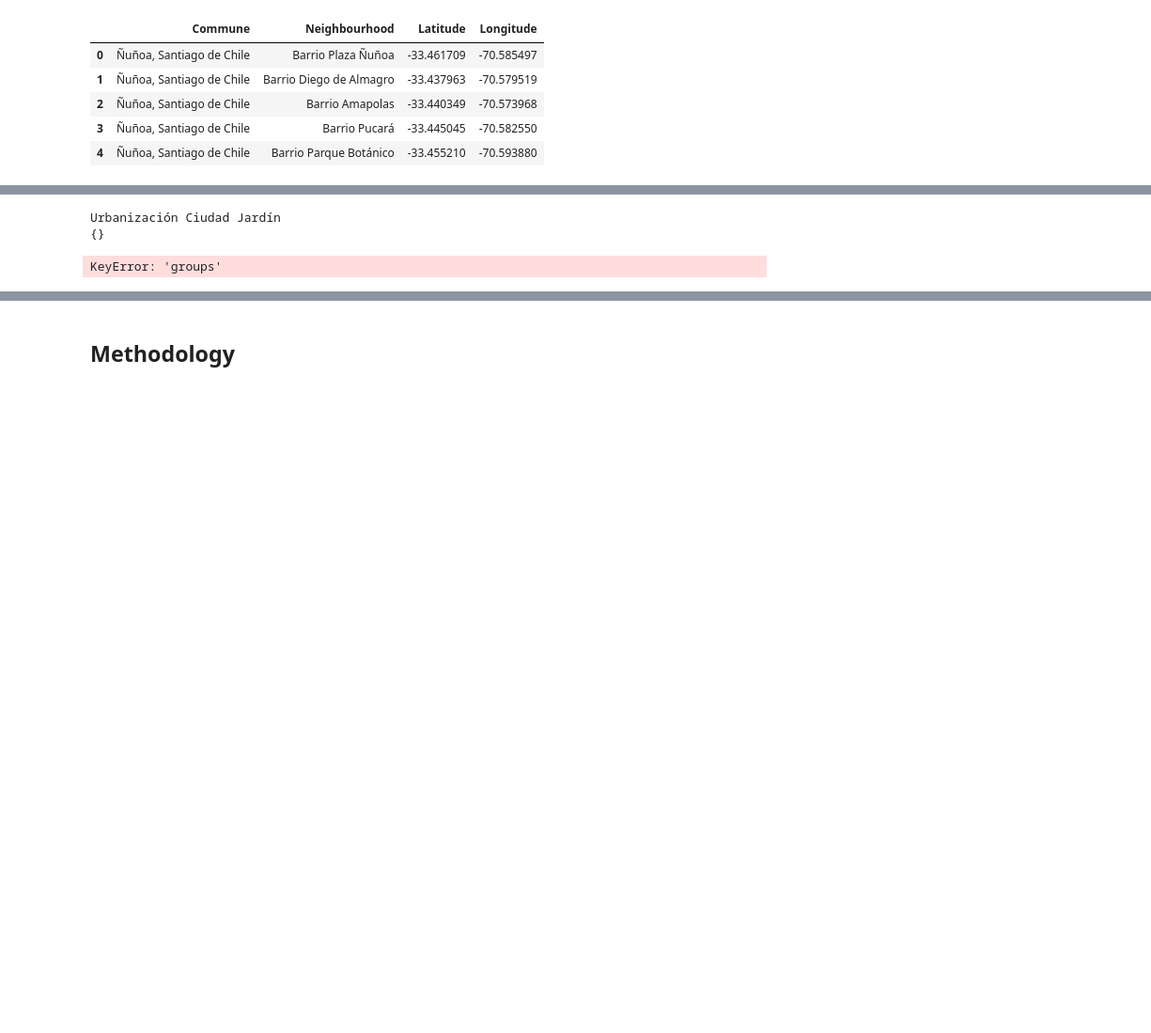
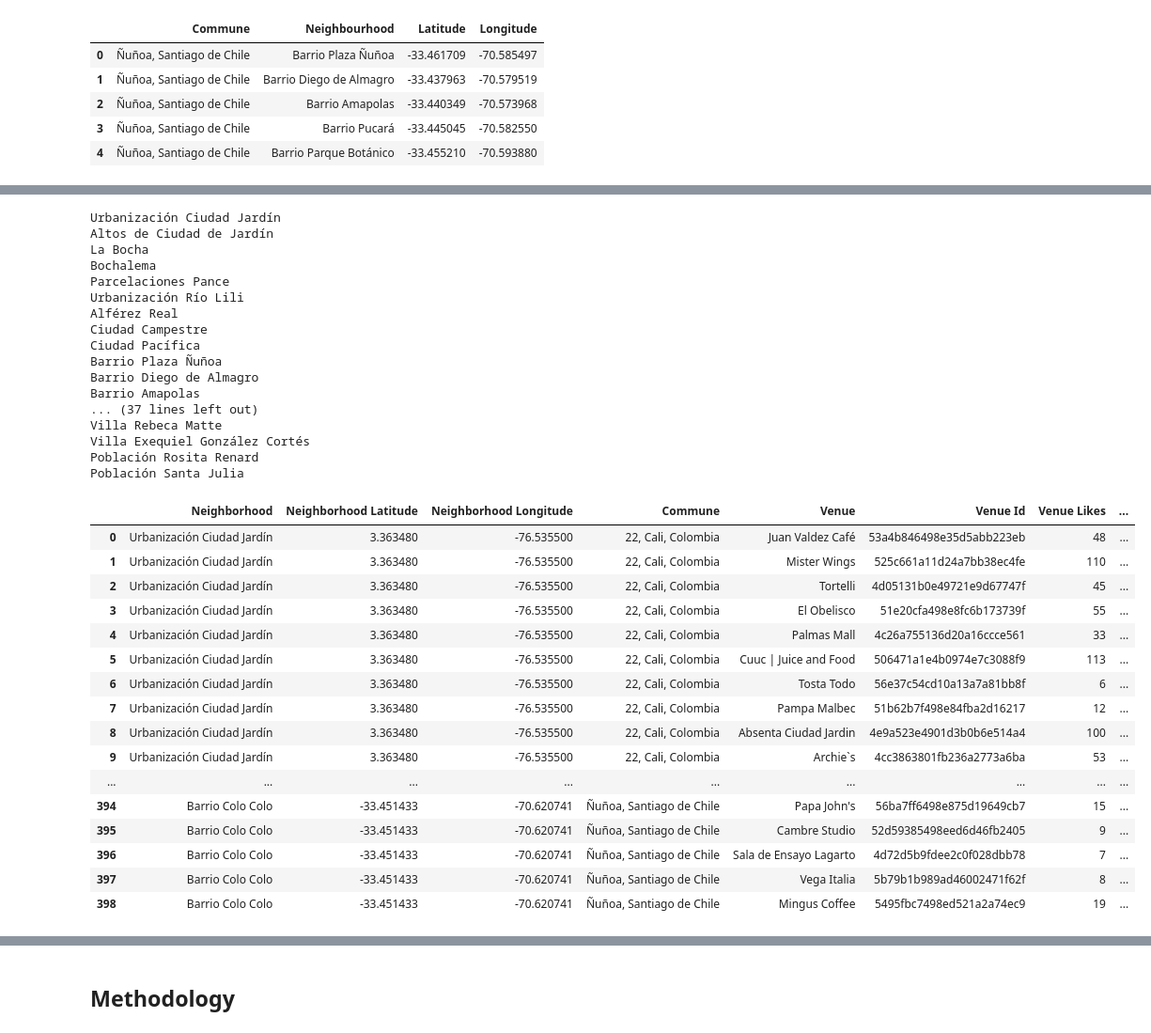
Before and after one commit to DOssaA/Coursera_Capstone, a Jupyter notebook: scripts/The battle of the neighborhoods-Week2.ipynb, the cells around one changed output, grey strips where cells are left out. Shown at 94% size. Saved outputs shown, nothing was run; the diff lists cells and outputs as text; code cells hidden in the pictures; blank space fills up the shorter version.

```diff
--- a/scripts/The battle of the neighborhoods-Week2.ipynb
+++ b/scripts/The battle of the neighborhoods-Week2.ipynb
@@ -184,9 +184,41 @@ def getNearbyVenues(names, latitudes, longitudes, radius=300):
 
     return(nearby_venues)
 # %%
-venues = getNearbyVenues(df['Neighbourhood'].to_list(), df['Latitude'].to_list(), df['Longitude'].to_list())
+venues = getNearbyVenues(df['Neighbourhood'], df['Latitude'], df['Longitude'], df['Commune'], radius)
+venues.to_csv('22andNunoaVenues.csv', index=False)
 venues
 # %% [output]
 Urbanización Ciudad Jardín
-{}
+Altos de Ciudad de Jardín
+La Bocha
+Bochalema
+Parcelaciones Pance
+Urbanización Río Lili
+Alférez Real
+Ciudad Campestre
+Ciudad Pacífica
+Barrio Plaza Ñuñoa
+Barrio Diego de Almagro
+Barrio Amapolas
+... (37 lines left out)
+Villa Rebeca Matte
+Villa Exequiel González Cortés
+Población Rosita Renard
+Población Santa Julia
-KeyError: 'groups'
+|  | Neighborhood | Neighborhood Latitude | Neighborhood Longitude | Commune | Venue | Venue Id | Venue Likes | ... |
+| 0 | Urbanización Ciudad Jardín | 3.363480 | -76.535500 | 22, Cali, Colombia | Juan Valdez Café | 53a4b846498e35d5abb223eb | 48 | ... |
+| 1 | Urbanización Ciudad Jardín | 3.363480 | -76.535500 | 22, Cali, Colombia | Mister Wings | 525c661a11d24a7bb38ec4fe | 110 | ... |
+| 2 | Urbanización Ciudad Jardín | 3.363480 | -76.535500 | 22, Cali, Colombia | Tortelli | 4d05131b0e49721e9d67747f | 45 | ... |
+| 3 | Urbanización Ciudad Jardín | 3.363480 | -76.535500 | 22, Cali, Colombia | El Obelisco | 51e20cfa498e8fc6b173739f | 55 | ... |
+| 4 | Urbanización Ciudad Jardín | 3.363480 | -76.535500 | 22, Cali, Colombia | Palmas Mall | 4c26a755136d20a16ccce561 | 33 | ... |
+| 5 | Urbanización Ciudad Jardín | 3.363480 | -76.535500 | 22, Cali, Colombia | Cuuc | Juice and Food | 506471a1e4b0974e7c3088f9 | 113 | ... |
+| 6 | Urbanización Ciudad Jardín | 3.363480 | -76.535500 | 22, Cali, Colombia | Tosta Todo | 56e37c54cd10a13a7a81bb8f | 6 | ... |
+| 7 | Urbanización Ciudad Jardín | 3.363480 | -76.535500 | 22, Cali, Colombia | Pampa Malbec | 51b62b7f498e84fba2d16217 | 12 | ... |
+| 8 | Urbanización Ciudad Jardín | 3.363480 | -76.535500 | 22, Cali, Colombia | Absenta Ciudad Jardin | 4e9a523e4901d3b0b6e514a4 | 100 | ... |
+| 9 | Urbanización Ciudad Jardín | 3.363480 | -76.535500 | 22, Cali, Colombia | Archie`s | 4cc3863801fb236a2773a6ba | 53 | ... |
+| ... | ... | ... | ... | ... | ... | ... | ... | ... |
+| 394 | Barrio Colo Colo | -33.451433 | -70.620741 | Ñuñoa, Santiago de Chile | Papa John's | 56ba7ff6498e875d19649cb7 | 15 | ... |
+| 395 | Barrio Colo Colo | -33.451433 | -70.620741 | Ñuñoa, Santiago de Chile | Cambre Studio | 52d59385498eed6d46fb2405 | 9 | ... |
+| 396 | Barrio Colo Colo | -33.451433 | -70.620741 | Ñuñoa, Santiago de Chile | Sala de Ensayo Lagarto | 4d72d5b9fdee2c0f028dbb78 | 7 | ... |
+| 397 | Barrio Colo Colo | -33.451433 | -70.620741 | Ñuñoa, Santiago de Chile | Vega Italia | 5b79b1b989ad46002471f62f | 8 | ... |
+| 398 | Barrio Colo Colo | -33.451433 | -70.620741 | Ñuñoa, Santiago de Chile | Mingus Coffee | 5495fbc7498ed521a2a74ec9 | 19 | ... |
```
Also changed, not shown: parts of 46 cells of this notebook, 4 other files.
